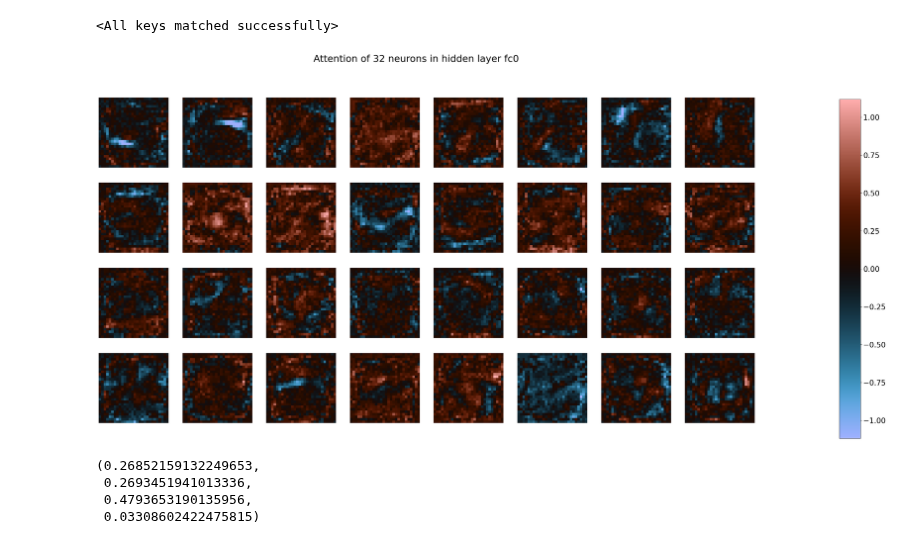
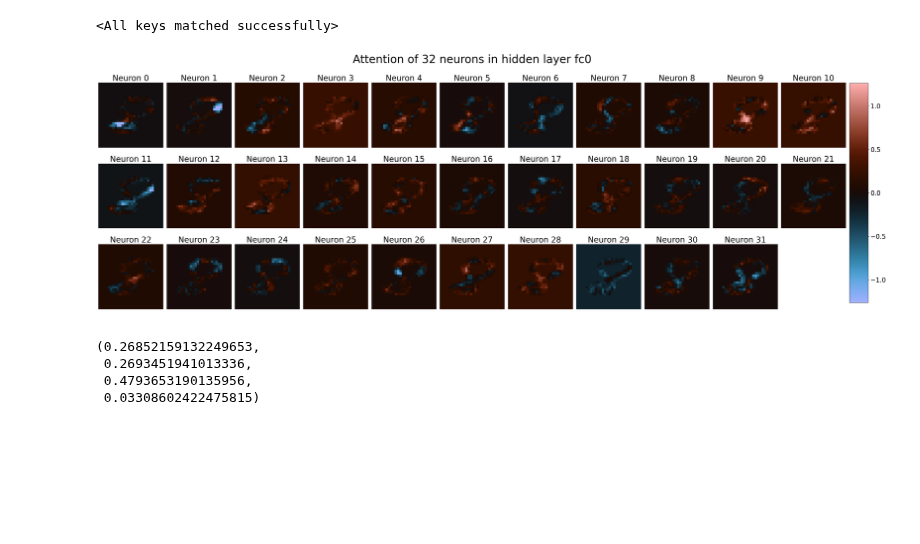
Before and after one commit to kns357/ANN_MA_Kaito, a Jupyter notebook: 04_neuron_attention_instance_variation.ipynb, the cells around one changed output. Saved outputs shown, nothing was run; the diff lists cells and outputs as text; code cells hidden in the pictures; blank space fills up the shorter version.

```diff
--- a/04_neuron_attention_instance_variation.ipynb
+++ b/04_neuron_attention_instance_variation.ipynb
@@ -144,7 +144,7 @@ while True:
     if labels[ind] == dig_to_check:
         img = inputs[ind].squeeze()
         break
-img = torch.full((28, 28), 255).float()
+# img = torch.full((28, 28), 255).float()
 
 output = net1(img.view(-1).cuda())
 #print(f"Prediction: {output.argmax()}")
@@ -155,39 +155,43 @@ weights = net1.fc0.weight.detach().cpu()
 biases = net1.fc0.bias.detach().cpu()
 contribs = weights * img_flat #[32, 784]
 
 #normalise to [0, 1]
 contribs_imgs1 = (contribs / contribs.max()).view(-1, 28, 28)
 
 mask = torch.where(
     contribs_imgs1 == 0,
     torch.tensor(0.0, device=contribs_imgs1.device),
     torch.tensor(1.0, device=contribs_imgs1.device)
 )
 
 contribs_imgs1 += biases[:, None, None]
 #contribs_imgs1 *= mask #remove bias where background = 0 for visualisation
 
 activations = torch.tanh(net1.fc0(img.view(1, -1).cuda())).squeeze()
 final_contribution = [round(con.item(), 2) for con in compute_final_contributions(net1, activations, dig_to_check)]
 
-fig, axes = plt.subplots(4, 8, figsize=(32, 16))
+fig, axes = plt.subplots(3, 11, figsize=(33, 12))
 vmax = contribs_imgs1.max().item()
 
 for i, ax in enumerate(axes.flat):
-    im = ax.imshow(contribs_imgs1[i], cmap='berlin', vmin=-vmax, vmax=vmax)
-    #ax.set_title(f'Neuron {i}\nActivation: {round(activations[i].item(), 3)}', fontsize=20) #\nContrib to class {dig_to_check}: {final_contribution[i]}', fontsize=20)
+    if i <= 31:
+        im = ax.imshow(contribs_imgs1[i], cmap='berlin', vmin=-vmax, vmax=vmax)
+        ax.set_title(f'Neuron {i}', fontsize=25) #\nActivation: {round(activations[i].item(), 3)} #\nContrib to class {dig_to_check}: {final_contribution[i]}', fontsize=20)
+
     ax.axis('off')
 
-fig.suptitle('Attention of 32 neurons in hidden layer fc0', fontsize=26)
+
+
+fig.suptitle('Attention of 32 neurons in hidden layer fc0', fontsize=35)
 cbar_ax = fig.add_axes([1, 0.075, 0.025, 0.8])
 fig.colorbar(im, cax=cbar_ax)
 cbar = fig.colorbar(im, cax=cbar_ax)
 cbar.ax.tick_params(labelsize=20)
 
-plt.tight_layout(rect=[0, 0, 0, 0])
+plt.tight_layout(rect=[0, 0, 1, 0.98])
 plt.show()
 # %% [output]
-[figure, old version]
+[figure, new version]
 # %%
 import torch.nn.functional as F
 from scipy.optimize import linear_sum_assignment
```
Also changed, not shown: 9 other files.
